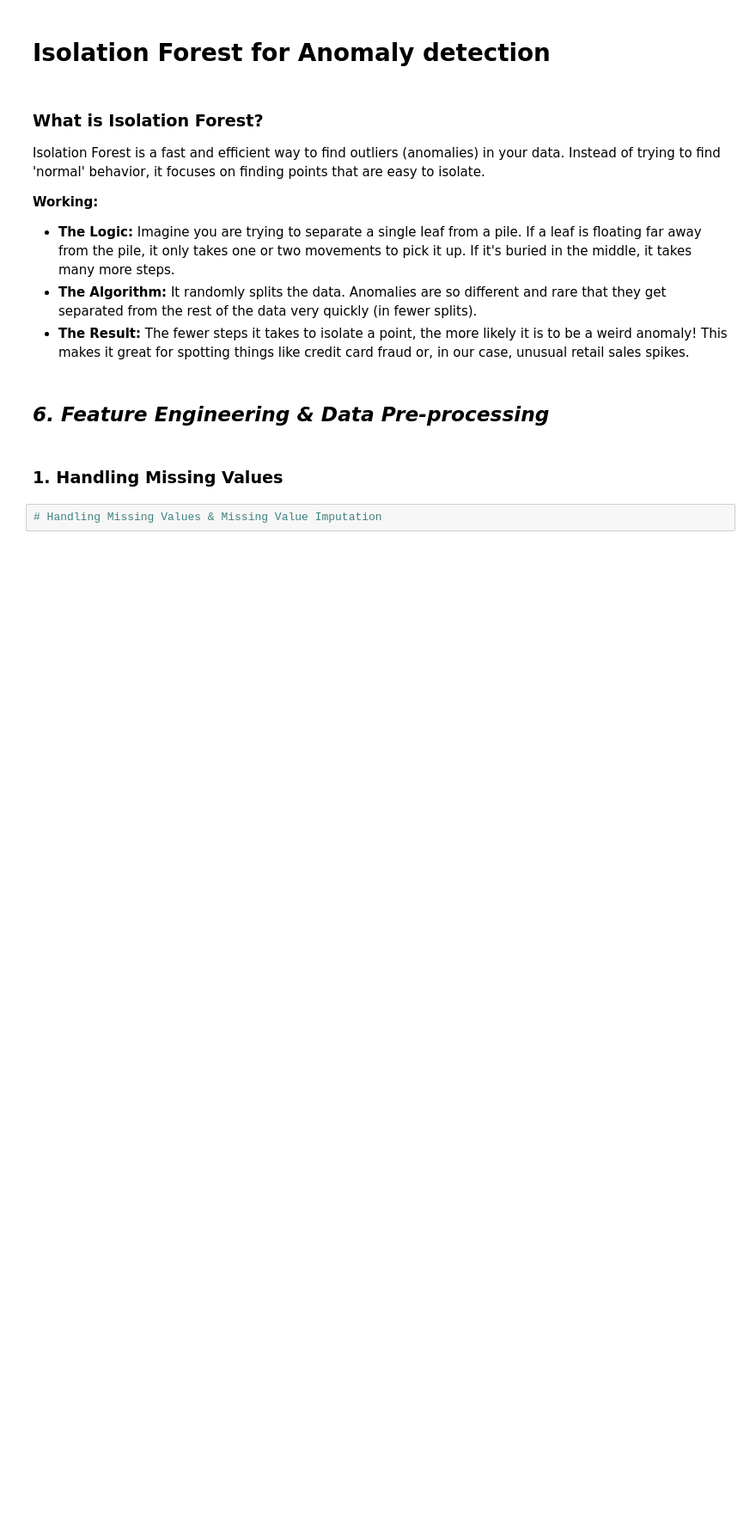
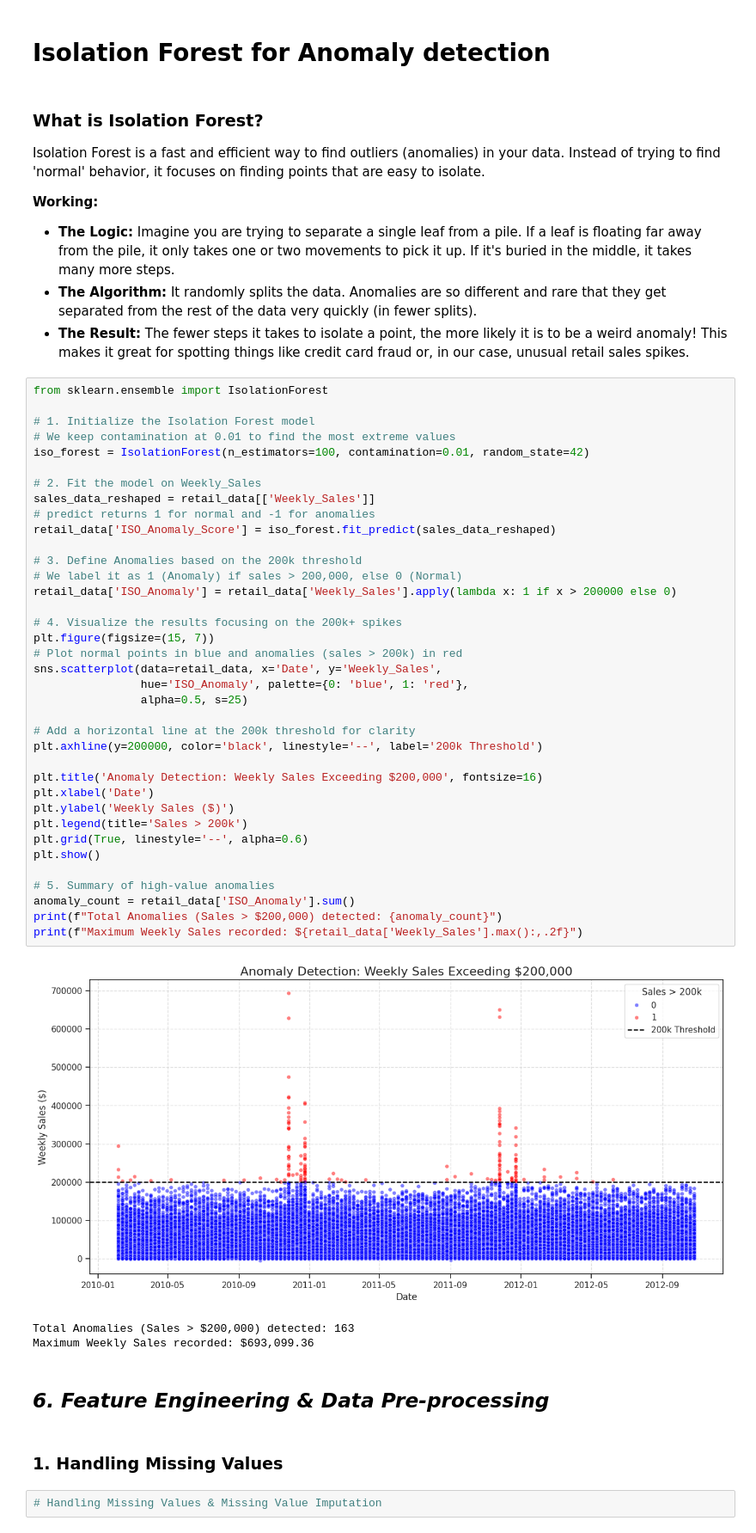
Before and after one commit to amol004/Integrated-Retail-Analytics-for-Store-Optimization-Advanced-Machine-Learning, a Jupyter notebook: Integrated_Retail_Analytics_for_Store_Optimization.ipynb, the cells around one changed output. Shown at 86% size. Drawn from its saved outputs; the diff is of its cells as text; blank space fills up the shorter version.

```diff
--- a/Integrated_Retail_Analytics_for_Store_Optimization.ipynb
+++ b/Integrated_Retail_Analytics_for_Store_Optimization.ipynb
@@ -1232,6 +1232,47 @@ Isolation Forest is a fast and efficient way to find outliers (anomalies) in you
 * **The Logic:** Imagine you are trying to separate a single leaf from a pile. If a leaf is floating far away from the pile, it only takes one or two movements to pick it up. If it's buried in the middle, it takes many more steps.
 * **The Algorithm:** It randomly splits the data. Anomalies are so different and rare that they get separated from the rest of the data very quickly (in fewer splits).
 * **The Result:** The fewer steps it takes to isolate a point, the more likely it is to be a weird anomaly! This makes it great for spotting things like credit card fraud or, in our case, unusual retail sales spikes.
+# %%
+from sklearn.ensemble import IsolationForest
+
+# 1. Initialize the Isolation Forest model
+# We keep contamination at 0.01 to find the most extreme values
+iso_forest = IsolationForest(n_estimators=100, contamination=0.01, random_state=42)
+
+# 2. Fit the model on Weekly_Sales
+sales_data_reshaped = retail_data[['Weekly_Sales']]
+# predict returns 1 for normal and -1 for anomalies
+retail_data['ISO_Anomaly_Score'] = iso_forest.fit_predict(sales_data_reshaped)
+
+# 3. Define Anomalies based on the 200k threshold
+# We label it as 1 (Anomaly) if sales > 200,000, else 0 (Normal)
+retail_data['ISO_Anomaly'] = retail_data['Weekly_Sales'].apply(lambda x: 1 if x > 200000 else 0)
+
+# 4. Visualize the results focusing on the 200k+ spikes
+plt.figure(figsize=(15, 7))
+# Plot normal points in blue and anomalies (sales > 200k) in red
+sns.scatterplot(data=retail_data, x='Date', y='Weekly_Sales',
+                hue='ISO_Anomaly', palette={0: 'blue', 1: 'red'},
+                alpha=0.5, s=25)
+
+# Add a horizontal line at the 200k threshold for clarity
+plt.axhline(y=200000, color='black', linestyle='--', label='200k Threshold')
+
+plt.title('Anomaly Detection: Weekly Sales Exceeding $200,000', fontsize=16)
+plt.xlabel('Date')
+plt.ylabel('Weekly Sales ($)')
+plt.legend(title='Sales > 200k')
+plt.grid(True, linestyle='--', alpha=0.6)
+plt.show()
+
+# 5. Summary of high-value anomalies
+anomaly_count = retail_data['ISO_Anomaly'].sum()
+print(f"Total Anomalies (Sales > $200,000) detected: {anomaly_count}")
+print(f"Maximum Weekly Sales recorded: ${retail_data['Weekly_Sales'].max():,.2f}")
+# %% [output]
+[figure, added]
+Total Anomalies (Sales > $200,000) detected: 163
+Maximum Weekly Sales recorded: $693,099.36
 # %% [markdown]
 ## ***6. Feature Engineering & Data Pre-processing***
 # %% [markdown]
```
